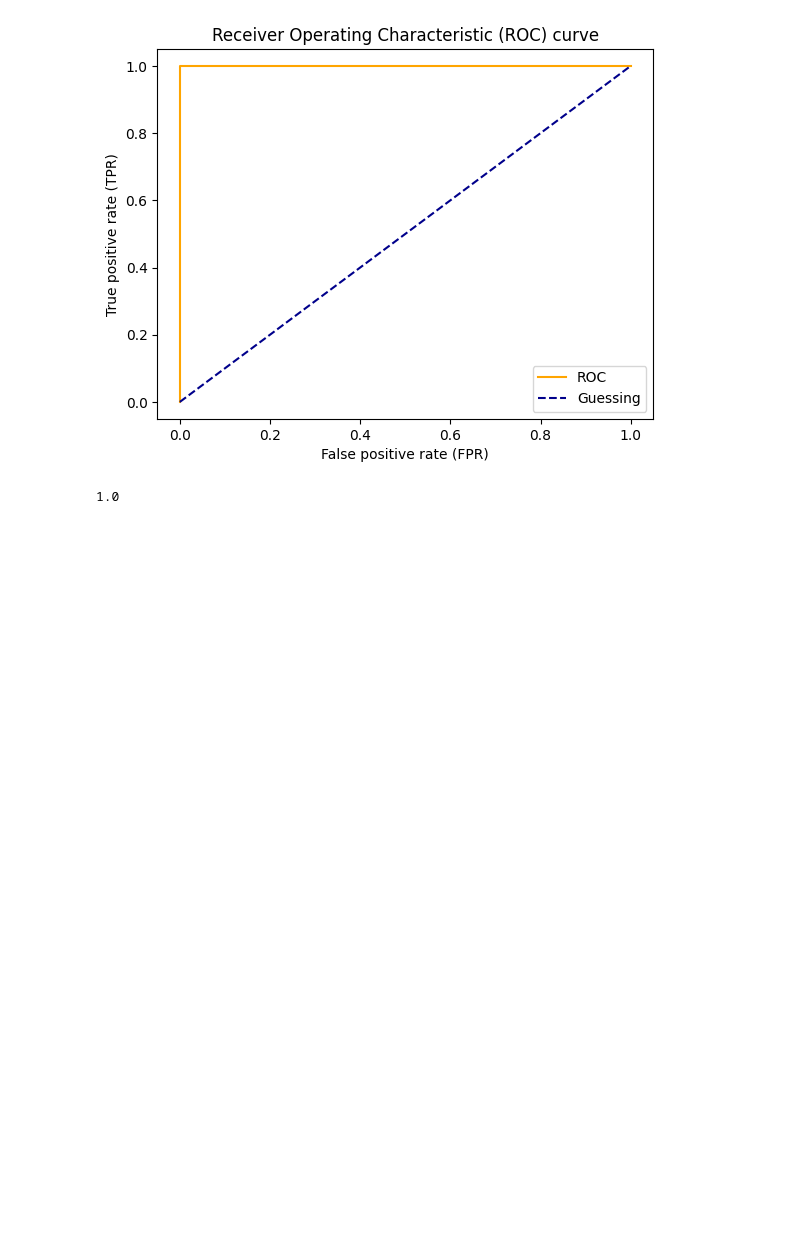
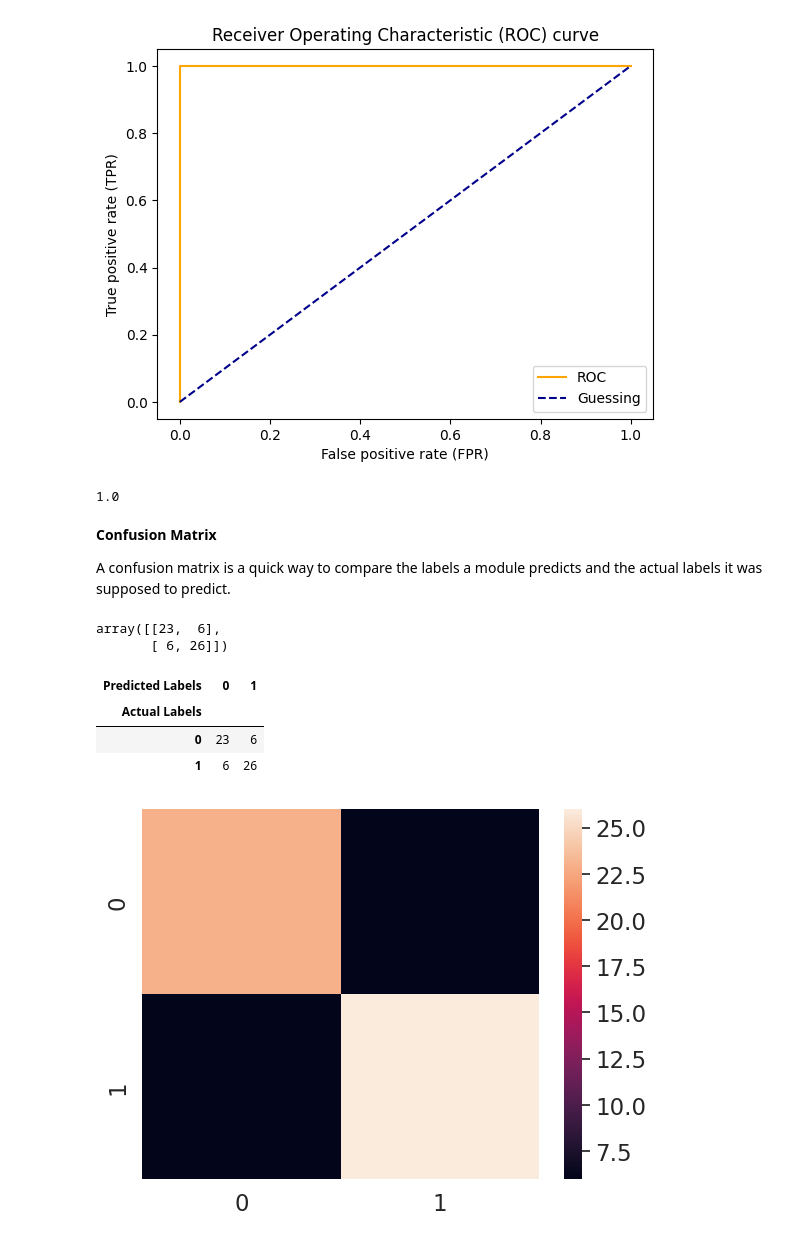
Before and after one commit to KostasEreksonas/ZTM_ML, a Jupyter notebook: introduction-to-scikit-learn.ipynb, the cells around one changed output. Cells and saved outputs as stored; diff of their text form; code cells hidden in the pictures; blank space fills up the shorter version.

```diff
--- a/introduction-to-scikit-learn.ipynb
+++ b/introduction-to-scikit-learn.ipynb
@@ -947,3 +1095,41 @@ plot_roc_curve(fpr, tpr)
 roc_auc_score(y_test, y_test)
 # %% [output]
 1.0
+# %% [markdown]
+**Confusion Matrix**
+
+A confusion matrix is a quick way to compare the labels a module predicts and the actual labels it was supposed to predict.
+# %%
+from sklearn.metrics import confusion_matrix
+
+y_preds = clf.predict(X_test)
+confusion_matrix(y_test, y_preds)
+# %% [output]
+array([[23,  6],
+       [ 6, 26]])
+# %%
+# Visualize confusion matrix with pd.crosstab()
+
+pd.crosstab(y_test,
+            y_preds,
+            rownames=["Actual Labels"],
+            colnames=["Predicted Labels"])
+# %% [output]
+| Predicted Labels | 0 | 1 |
+| Actual Labels |  |  |
+| 0 | 23 | 6 |
+| 1 | 6 | 26 |
+# %%
+# Make our confusion matrix more visual with Seaborn's heatmap()
+import seaborn as sns
+
+# Set the font scale
+sns.set(font_scale=1.5)
+
+# Create a confusion matrix
+conf_mat = confusion_matrix(y_test, y_preds)
+
+# Plot it using heatmap
+sns.heatmap(conf_mat);
+# %% [output]
+[figure, added]
```
Also changed, not shown: parts of 87 cells of this notebook, 1 other file.
